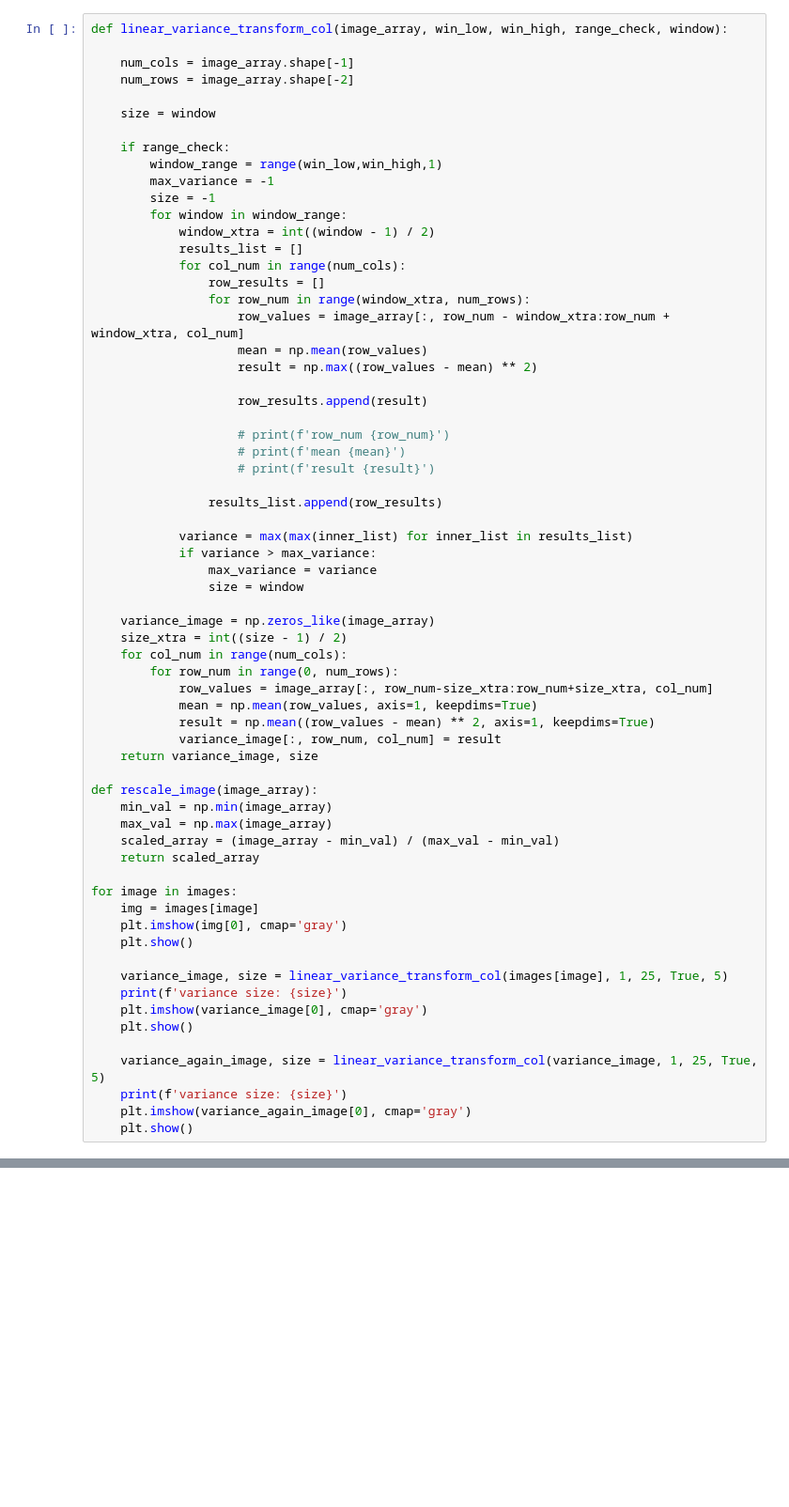
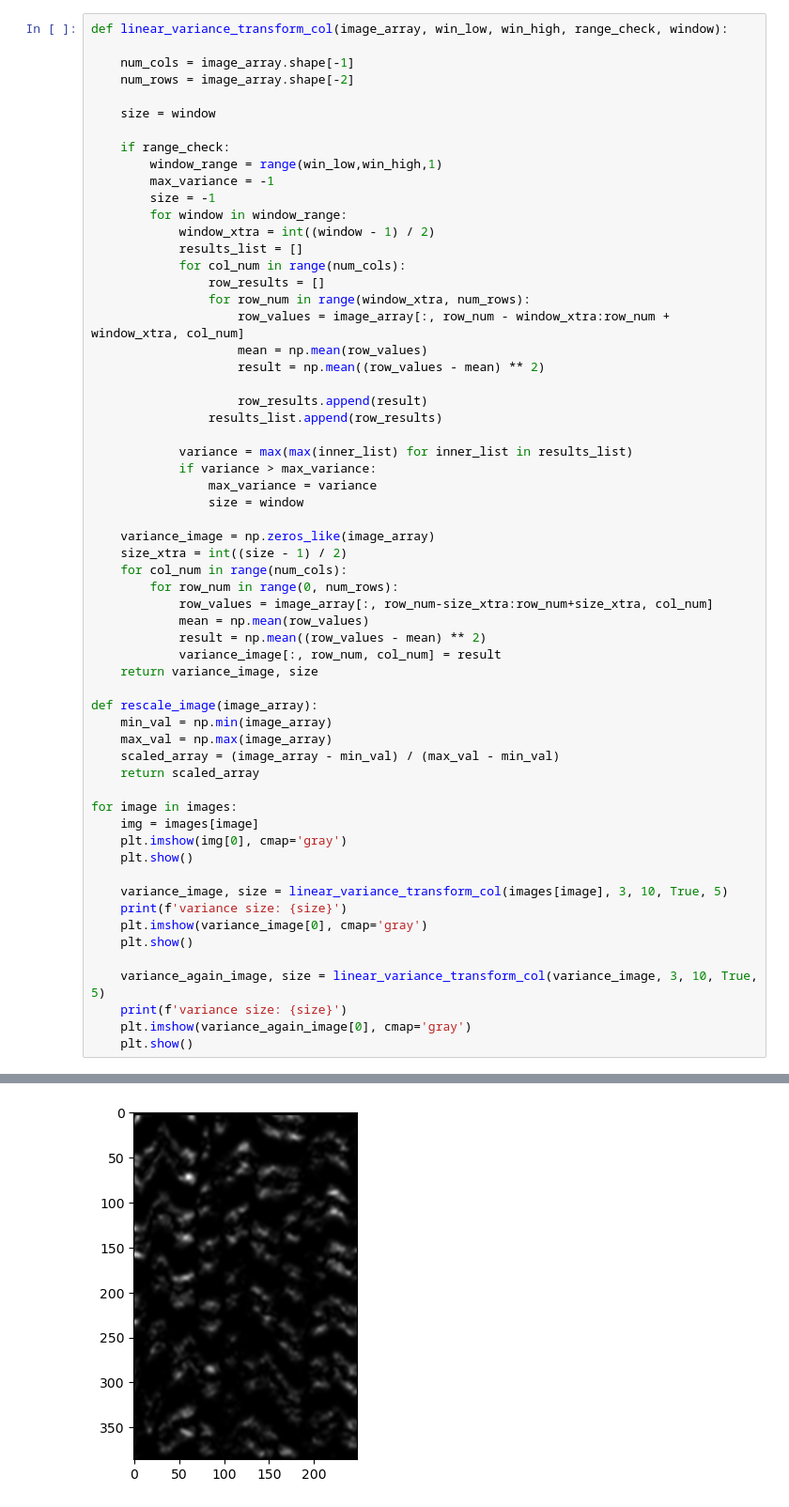
Before and after one commit to domchom/CellProfiler-plugins, a Jupyter notebook: dom_testing/Linear_variance_transform.ipynb, the cells around one changed output, grey strips where cells are left out. Shown at 94% size. Cells and saved outputs as stored; diff of their text form; blank space fills up the shorter version.

```diff
--- a/dom_testing/Linear_variance_transform.ipynb
+++ b/dom_testing/Linear_variance_transform.ipynb
@@ -161,14 +161,9 @@ def linear_variance_transform_col(image_array, win_low, win_high, range_check, w
                 for row_num in range(window_xtra, num_rows):
                     row_values = image_array[:, row_num - window_xtra:row_num + window_xtra, col_num]
                     mean = np.mean(row_values)
-                    result = np.max((row_values - mean) ** 2)
+                    result = np.mean((row_values - mean) ** 2)
 
                     row_results.append(result)
-
-                    # print(f'row_num {row_num}')
-                    # print(f'mean {mean}')
-                    # print(f'result {result}')
-
                 results_list.append(row_results)
 
             variance = max(max(inner_list) for inner_list in results_list)
@@ -181,8 +176,8 @@ def linear_variance_transform_col(image_array, win_low, win_high, range_check, w
     for col_num in range(num_cols):
         for row_num in range(0, num_rows):
             row_values = image_array[:, row_num-size_xtra:row_num+size_xtra, col_num]
-            mean = np.mean(row_values, axis=1, keepdims=True)
-            result = np.mean((row_values - mean) ** 2, axis=1, keepdims=True)
+            mean = np.mean(row_values)
+            result = np.mean((row_values - mean) ** 2)
             variance_image[:, row_num, col_num] = result
     return variance_image, size
 
@@ -197,12 +192,12 @@ for image in images:
     plt.imshow(img[0], cmap='gray')
     plt.show()
 
-    variance_image, size = linear_variance_transform_col(images[image], 1, 25, True, 5)
+    variance_image, size = linear_variance_transform_col(images[image], 3, 10, True, 5)
     print(f'variance size: {size}')
     plt.imshow(variance_image[0], cmap='gray')
     plt.show()
 
-    variance_again_image, size = linear_variance_transform_col(variance_image, 1, 25, True, 5)
+    variance_again_image, size = linear_variance_transform_col(variance_image, 3, 10, True, 5)
     print(f'variance size: {size}')
     plt.imshow(variance_again_image[0], cmap='gray')
     plt.show()
@@ -211,0 +207 @@ ValueError: zero-size array to reduction operation maximum which has no identity
+[figure, added]
```
Also changed, not shown: parts of 2 cells of this notebook, 1 other file.
